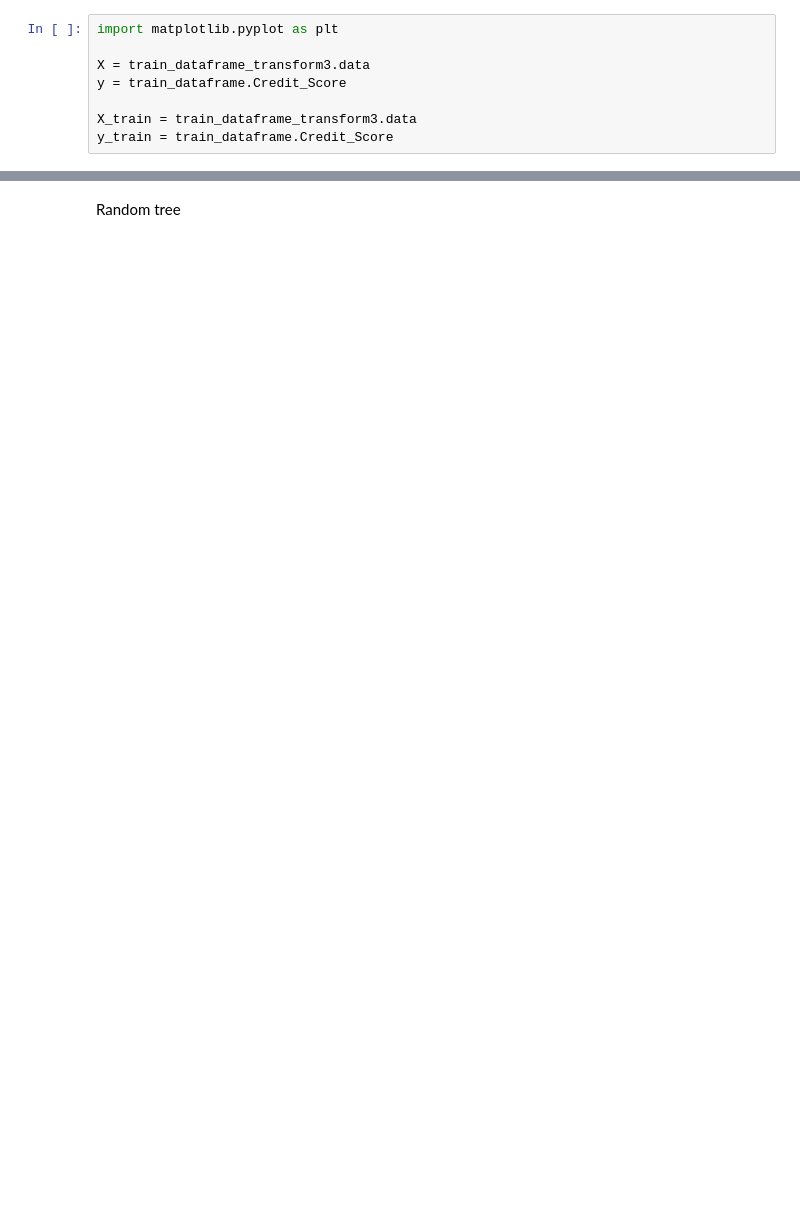
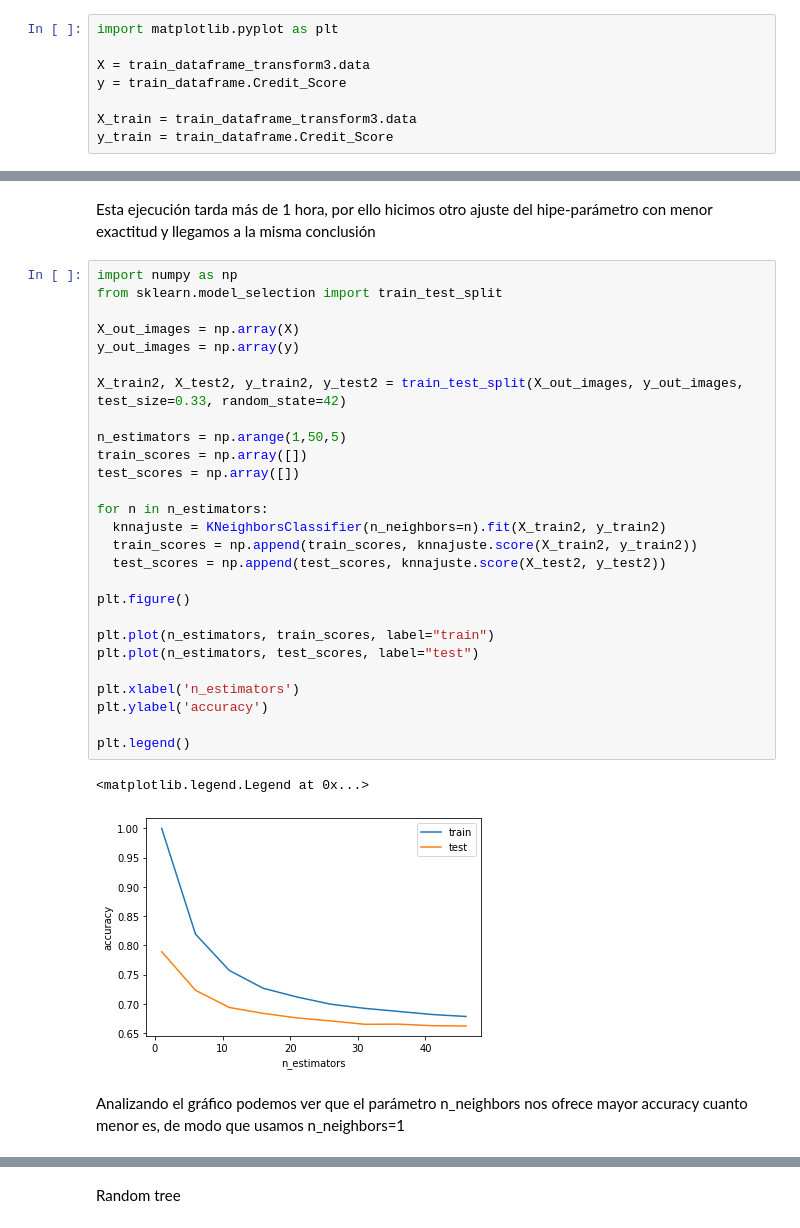
Before and after one commit to rodrigotorresp/Practica-Regresi-n-ML, a Jupyter notebook: Practica2Entrega.ipynb, the cells around one changed output, grey strips where cells are left out. Saved outputs shown, nothing was run; the diff lists cells and outputs as text; blank space fills up the shorter version.

```diff
--- a/Practica2Entrega.ipynb
+++ b/Practica2Entrega.ipynb
@@ -634,3 +666,37 @@ Knn
+# %% [markdown]
+Esta ejecución tarda más de 1 hora, por ello hicimos otro ajuste del hipe-parámetro con menor exactitud y llegamos a la misma conclusión
+# %%
+import numpy as np
+from sklearn.model_selection import train_test_split
+
+X_out_images = np.array(X)
+y_out_images = np.array(y)
+
+X_train2, X_test2, y_train2, y_test2 = train_test_split(X_out_images, y_out_images, test_size=0.33, random_state=42)
+
+n_estimators = np.arange(1,50,5)
+train_scores = np.array([])
+test_scores = np.array([])
+
+for n in n_estimators:
+  knnajuste = KNeighborsClassifier(n_neighbors=n).fit(X_train2, y_train2)
+  train_scores = np.append(train_scores, knnajuste.score(X_train2, y_train2))
+  test_scores = np.append(test_scores, knnajuste.score(X_test2, y_test2))
+
+plt.figure()
+
+plt.plot(n_estimators, train_scores, label="train")
+plt.plot(n_estimators, test_scores, label="test")
+
+plt.xlabel('n_estimators')
+plt.ylabel('accuracy')
+
+plt.legend()
+# %% [output]
+<matplotlib.legend.Legend at 0x...>
+[figure, added]
+# %% [markdown]
+Analizando el gráfico podemos ver que el parámetro n_neighbors nos ofrece mayor accuracy cuanto menor es, de modo que usamos n_neighbors=1
 # %%
 from sklearn.neighbors import KNeighborsClassifier
 from sklearn.metrics import mean_absolute_error, mean_squared_error
```
Also changed, not shown: parts of 13 cells of this notebook.
